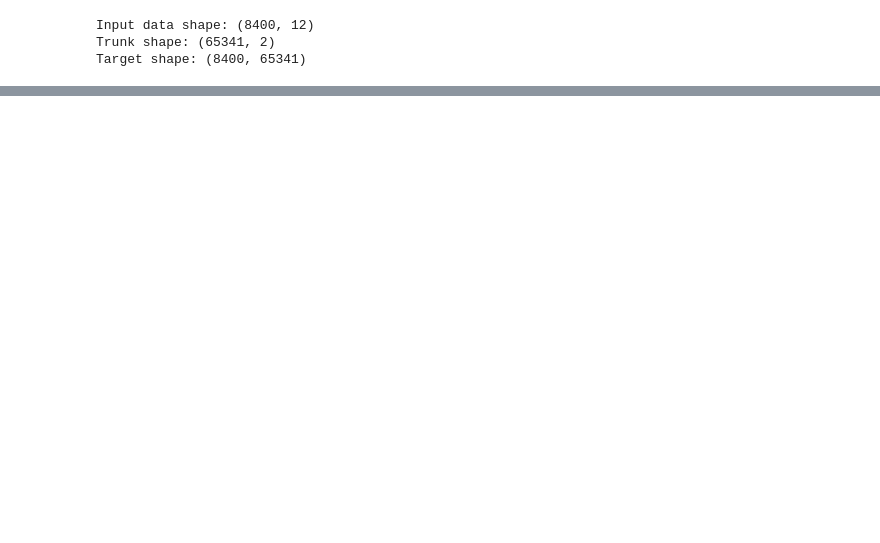
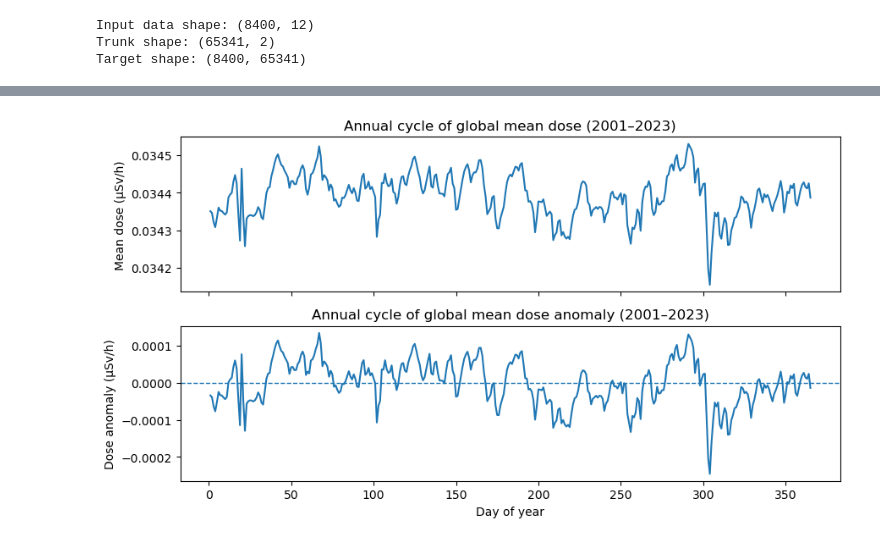
Before and after one commit to kkazuma19/CosmicRays-Operator, a Jupyter notebook: analysis/seasonality/notebook.ipynb, the cells around one changed output, grey strips where cells are left out. Saved outputs shown, nothing was run; the diff lists cells and outputs as text; code cells hidden in the pictures; blank space fills up the shorter version.

```diff
--- a/analysis/seasonality/notebook.ipynb
+++ b/analysis/seasonality/notebook.ipynb
@@ -49,0 +71,50 @@ Test set: torch.Size([365, 30, 12]) torch.Size([365, 65341])
+# %%
+# 1) Remove slow trend with a 365-day rolling mean
+trend = df["dose_global_mean"].rolling(365, center=True, min_periods=180).mean()
+anom = df["dose_global_mean"] - trend
+
+anom_df = anom.to_frame("anom").dropna().reset_index()
+anom_df["doy"] = anom_df["date"].dt.dayofyear
+
+# Drop Feb 29 to avoid mixing 365/366 days
+anom_df = anom_df[~((anom_df["date"].dt.month == 2) & (anom_df["date"].dt.day == 29))]
+
+# 2) Climatological annual cycle: mean anomaly for each day-of-year
+clim = anom_df.groupby("doy")["anom"].mean()
+# %%
+# ---------- 1) Climatological mean (raw dose) ----------
+df_mean = df.copy()
+# drop Feb 29
+df_mean = df_mean[~((df_mean.index.month == 2) & (df_mean.index.day == 29))]
+df_mean["doy"] = df_mean.index.dayofyear
+
+clim_mean = df_mean.groupby("doy")["dose_global_mean"].mean()
+# drop day 366 to avoid the noisy tail
+clim_mean = clim_mean[clim_mean.index <= 365]
+
+# ---------- 2) Climatological anomaly ----------
+anom_df = anom.to_frame("anom").dropna().reset_index()
+anom_df = anom_df[~((anom_df["date"].dt.month == 2) & (anom_df["date"].dt.day == 29))]
+anom_df["doy"] = anom_df["date"].dt.dayofyear
+
+clim_anom = anom_df.groupby("doy")["anom"].mean()
+clim_anom = clim_anom[clim_anom.index <= 365]
+
+# ---------- 3) Plot ----------
+fig, axes = plt.subplots(2, 1, figsize=(9, 5), sharex=True)
+
+axes[0].plot(clim_mean.index, clim_mean.values)
+axes[0].set_ylabel("Mean dose (µSv/h)")
+axes[0].set_title("Annual cycle of global mean dose (2001–2023)")
+
+axes[1].plot(clim_anom.index, clim_anom.values)
+axes[1].axhline(0.0, linestyle="--", linewidth=1)
+axes[1].set_xlabel("Day of year")
+axes[1].set_ylabel("Dose anomaly (µSv/h)")
+axes[1].set_title("Annual cycle of global mean dose anomaly (2001–2023)")
+
+plt.tight_layout()
+plt.savefig("analysis/seasonality/figures/annual_cycle_dose_and_anomaly.png", dpi=300)
+plt.show()
+# %% [output]
+[figure, added]
```
Also changed, not shown: parts of 4 cells of this notebook, 22 other files.
